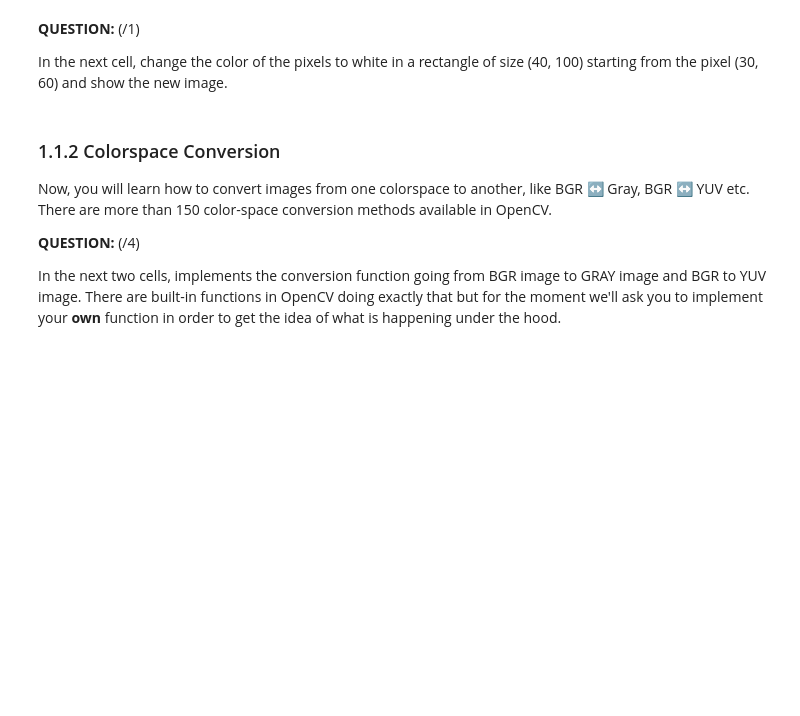
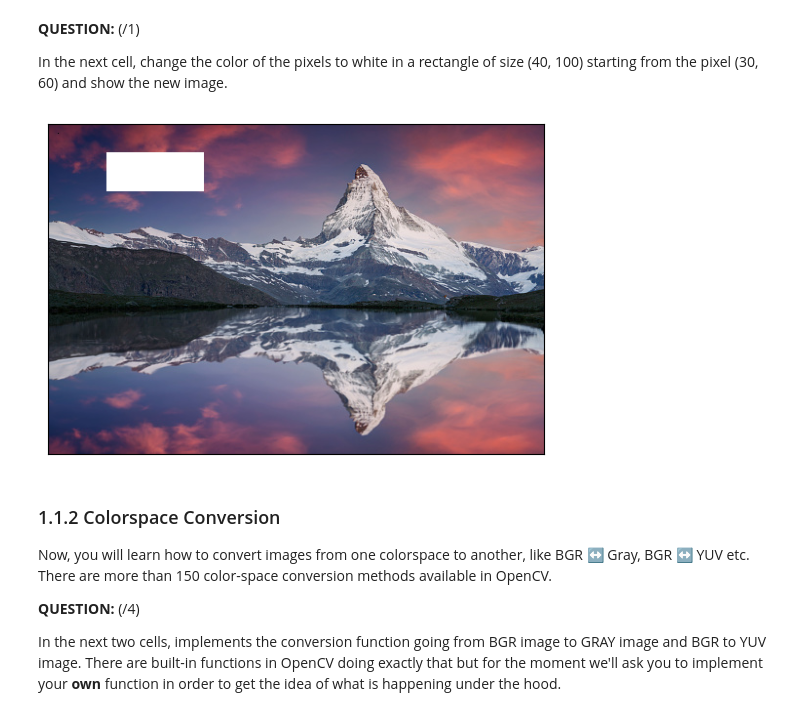
Before and after one commit to Petar-Damjanovic/EE-490-f-Lab-in-signal-and-image-processing, a Jupyter notebook: Lab1/01_introduction_image_processing_2024.ipynb, the cells around one changed output. Drawn from its saved outputs; the diff is of its cells as text; code cells hidden in the pictures; blank space fills up the shorter version.

```diff
--- a/Lab1/01_introduction_image_processing_2024.ipynb
+++ b/Lab1/01_introduction_image_processing_2024.ipynb
@@ -83,10 +101,14 @@ In the next cell, change the color of the pixels to white in a rectangle of size
 # %%
 # modifying pixel value
 
 ## YOUR CODE HERE
+img[30:30+40, 60:60+100] = (255, 255, 255)
+
 
 # Display the modified image with white rectangle
 display_image(img);
+# %% [output]
+[figure, added]
 # %% [markdown]
 ### 1.1.2 Colorspace Conversion
 
```
Also changed, not shown: parts of 40 cells of this notebook.
